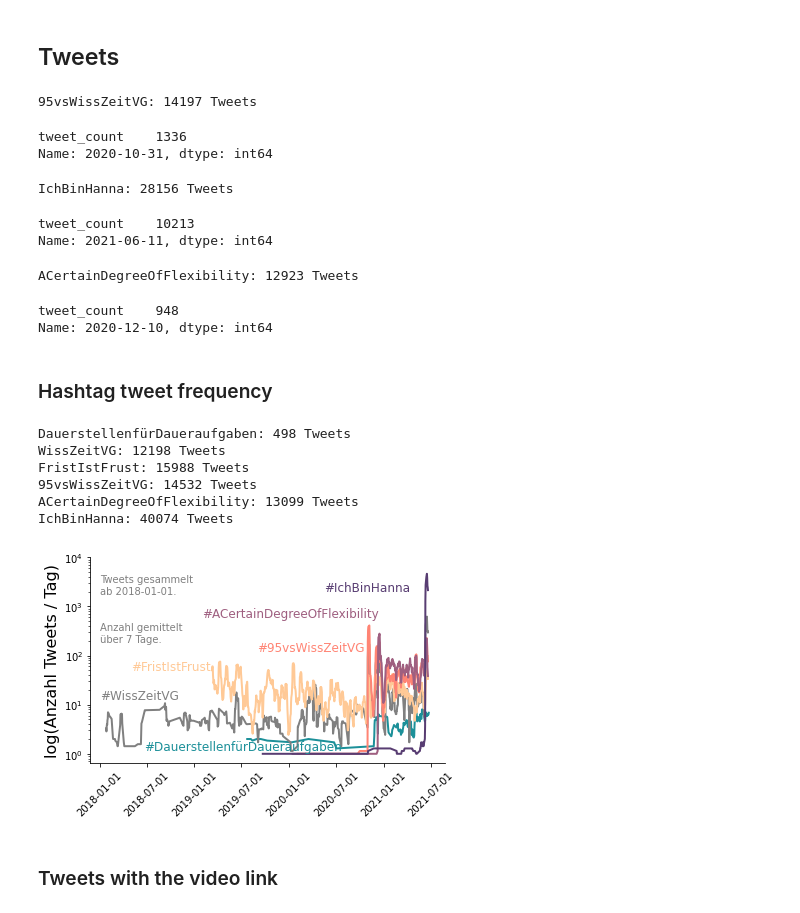
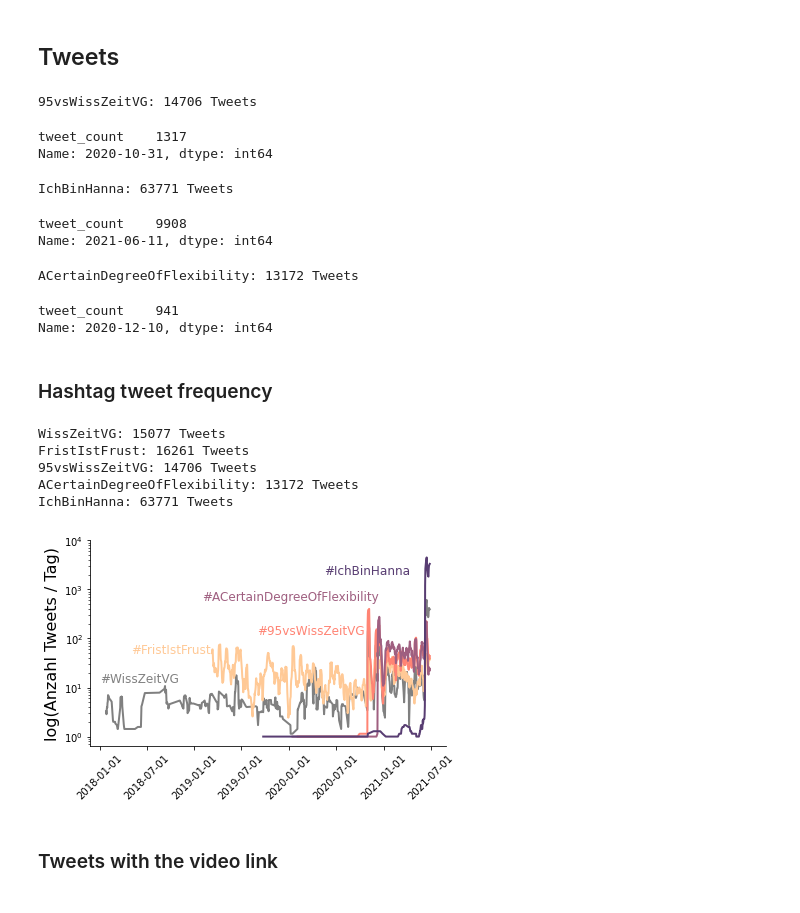
Before and after one commit to LaserStefan/IchbinHanna, a Jupyter notebook: code/analyze_tweets.ipynb, the cells around one changed output. Drawn from its saved outputs; the diff is of its cells as text; code cells hidden in the pictures.

```diff
--- a/code/analyze_tweets.ipynb
+++ b/code/analyze_tweets.ipynb
@@ -5,9 +5,15 @@ import pandas as pd
 from os.path import join
 import matplotlib.pyplot as plt
 # %%
-src = '/media/s/Linux_storage/Analyse_Verkehrswende_Transformation/Data/Updates'
-hashtags = ['DauerstellenfürDaueraufgaben', 'WissZeitVG', 'FristIstFrust', '95vsWissZeitVG',
-            'ACertainDegreeOfFlexibility', 'IchBinHanna']
+src = '../data/tweets'
+hashtags = [
+    'DauerstellenFürDaueraufgaben',
+    'WissZeitVG',
+    'FristIstFrust',
+    '95vsWissZeitVG',
+    'ACertainDegreeOfFlexibility',
+    'IchBinHanna'
+]
 # %%
 def get_tweet_frequency(src, filename, date_cutoff=pd.to_datetime('2017-07-01')):
     data = pd.read_csv(join(src, '{}.csv'.format(filename)), low_memory=False)
@@ -28,69 +34,70 @@ def get_tweet_frequency(src, filename, date_cutoff=pd.to_datetime('2017-07-01'))
 frequency = get_tweet_frequency(src, '95vsWissZeitVG')
 frequency.loc[frequency['tweet_count'].idxmax()]
 # %% [output]
-95vsWissZeitVG: 14197 Tweets
+95vsWissZeitVG: 14706 Tweets
-tweet_count    1336
+tweet_count    1317
 Name: 2020-10-31, dtype: int64
 # %%
 frequency = get_tweet_frequency(src, 'IchBinHanna')
 frequency.loc[frequency['tweet_count'].idxmax()]
 # %% [output]
-IchBinHanna: 28156 Tweets
+IchBinHanna: 63771 Tweets
-tweet_count    10213
+tweet_count    9908
 Name: 2021-06-11, dtype: int64
 # %%
 frequency = get_tweet_frequency(src, 'ACertainDegreeOfFlexibility')
 frequency.loc[frequency['tweet_count'].idxmax()]
 # %% [output]
-ACertainDegreeOfFlexibility: 12923 Tweets
+ACertainDegreeOfFlexibility: 13172 Tweets
-tweet_count    948
+tweet_count    941
 Name: 2020-12-10, dtype: int64
 # %% [markdown]
 ### Hashtag tweet frequency
 # %%
 colors = ['#1c9099', 'grey', '#ffc996', '#ff8474', '#9f5f80', '#583d72' ]
 
 fig, ax = plt.subplots()
 for ht, color in zip(hashtags, colors):
+    if ht == 'DauerstellenFürDaueraufgaben':
+        continue
     frequency = get_tweet_frequency(src, ht)
     frequency_avg = frequency['tweet_count'].rolling(7).mean().dropna()
     ax.plot(frequency_avg.index, frequency_avg.values, color=color,
             label='#{}'.format(ht), linewidth=2)
 
 ax.set_yscale('log')
 #ax.set_xlim(pd.to_datetime('2017-01-01'), pd.to_datetime('2021-07-01'))
 ax.set_ylim(ymax=1e4)
 ax.set_xticks([pd.to_datetime(t) for t in ['2018-01-01', '2018-07-01',
             '2019-01-01', '2019-07-01','2020-01-01', '2020-07-01',
             '2021-01-01', '2021-07-01',]])
 ax.tick_params(axis='x', rotation=45)
 ax.set_ylabel('log(Anzahl Tweets / Tag)', fontsize=16)
 ax.spines['right'].set_visible(False)
 ax.spines['top'].set_visible(False)
 
-ax.text(pd.to_datetime('2018-06-20'), 1.2, '#DauerstellenfürDaueraufgaben', fontsize=12, color=colors[0])
+#ax.text(pd.to_datetime('2018-06-20'), 1.2, '#DauerstellenfürDaueraufgaben', fontsize=12, color=colors[0])
 ax.text(pd.to_datetime('2018-01-01'), 13, '#WissZeitVG', fontsize=12, color=colors[1])
 ax.text(pd.to_datetime('2018-05-01'), 50, '#FristIstFrust', fontsize=12, color=colors[2])
 ax.text(pd.to_datetime('2019-09-01'), 120, '#95vsWissZeitVG', fontsize=12, color=colors[3])
 ax.text(pd.to_datetime('2019-02-01'), 600, '#ACertainDegreeOfFlexibility', fontsize=12, color=colors[4])
 ax.text(pd.to_datetime('2020-05-15'), 2000, '#IchBinHanna', fontsize=12, color=colors[5])
 
-ax.text(pd.to_datetime('2018-01-01'), 1.8*1e3,'Tweets gesammelt\nab 2018-01-01.',
-       fontsize=10, color='grey')
-ax.text(pd.to_datetime('2018-01-01'), 1.9*1e2,'Anzahl gemittelt\nüber 7 Tage.',
-       fontsize=10, color='grey')
+#ax.text(pd.to_datetime('2018-01-01'), 1.8*1e3,'Tweets gesammelt\nab 2018-01-01.',
+#       fontsize=10, color='grey')
+#ax.text(pd.to_datetime('2018-01-01'), 1.9*1e2,'Anzahl gemittelt\nüber 7 Tage.',
+#       fontsize=10, color='grey')
 
 fig.tight_layout()
-plt.savefig('/media/s/Linux_storage/Analyse_Verkehrswende_Transformation/Data/Updates/tweet_frequency_ext.png', dpi=400)
-# plt.savefig('../plots/tweet_frequency.svg')
+#plt.savefig('/media/s/Linux_storage/Analyse_Verkehrswende_Transformation/Data/Updates/tweet_frequency_ext.png', dpi=400)
+plt.savefig('../plots/tweet_frequency.svg')
 # %% [output]
-DauerstellenfürDaueraufgaben: 498 Tweets
-WissZeitVG: 12198 Tweets
-FristIstFrust: 15988 Tweets
-95vsWissZeitVG: 14532 Tweets
-ACertainDegreeOfFlexibility: 13099 Tweets
-IchBinHanna: 40074 Tweets
+WissZeitVG: 15077 Tweets
+FristIstFrust: 16261 Tweets
+95vsWissZeitVG: 14706 Tweets
+ACertainDegreeOfFlexibility: 13172 Tweets
+IchBinHanna: 63771 Tweets
-[figure, old version]
+[figure, new version]
 # %% [markdown]
 ### Tweets with the video link
 # %%
```
Also changed, not shown: parts of 4 cells of this notebook, 49 other files.
